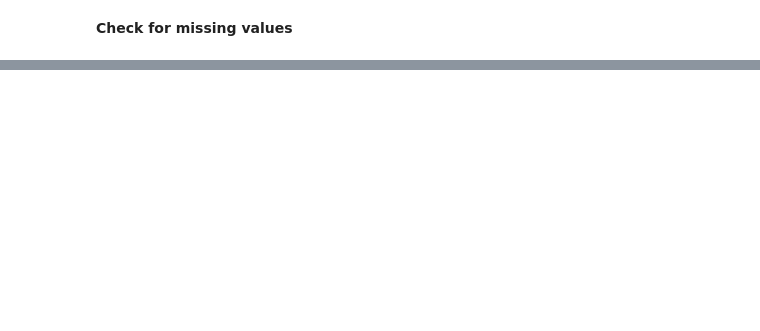
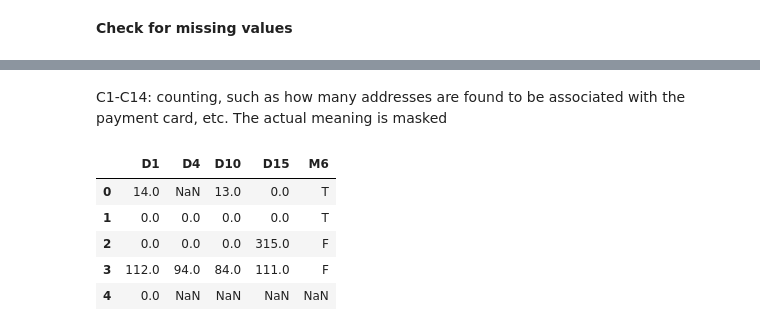
Before and after one commit to ddddaisi/springboard, a Jupyter notebook: Capstone 2 Fraud Detection/Step 2 Data Wrangling.ipynb, the cells around one changed output, grey strips where cells are left out. Cells and saved outputs as stored; diff of their text form; code cells hidden in the pictures; blank space fills up the shorter version.

```diff
--- a/Capstone 2 Fraud Detection/Step 2 Data Wrangling.ipynb
+++ b/Capstone 2 Fraud Detection/Step 2 Data Wrangling.ipynb
@@ -184,0 +288,11 @@ We will handle each feature (C, D, M, V, id) individually.
+# %% [markdown]
+C1-C14: counting, such as how many addresses are found to be associated with the payment card, etc. The actual meaning is masked
+# %%
+df[['D1', 'D4', 'D10', 'D15', 'M6']].head()
+# %% [output]
+|  | D1 | D4 | D10 | D15 | M6 |
+| 0 | 14.0 | NaN | 13.0 | 0.0 | T |
+| 1 | 0.0 | 0.0 | 0.0 | 0.0 | T |
+| 2 | 0.0 | 0.0 | 0.0 | 315.0 | F |
+| 3 | 112.0 | 94.0 | 84.0 | 111.0 | F |
+| 4 | 0.0 | NaN | NaN | NaN | NaN |
```
Also changed, not shown: parts of 38 cells of this notebook.
